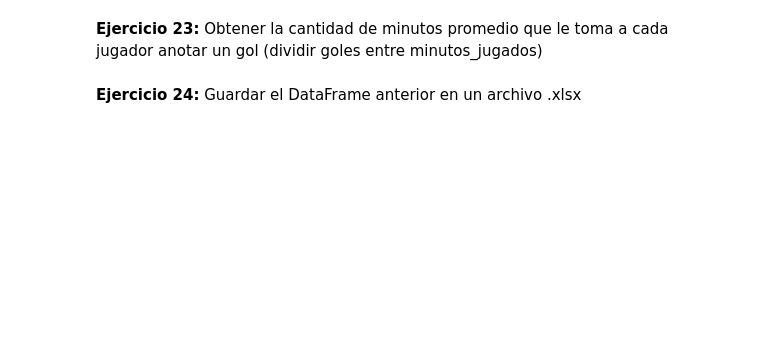
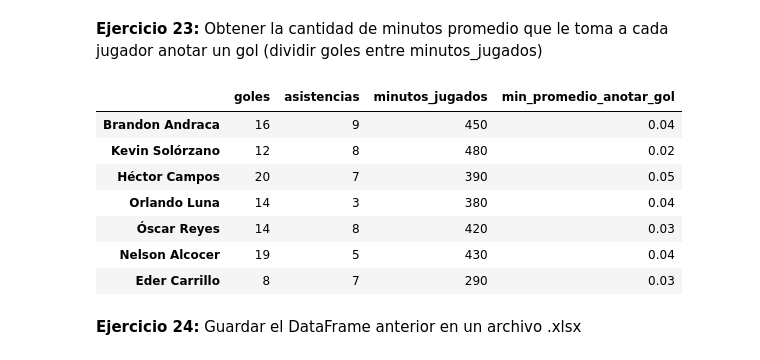
Before and after one commit to alcazarpedro/project_numpy_pandas, a Jupyter notebook: pandas_dtascience/01_Intro/Dataframes 24 ejercicios.ipynb, the cells around one changed output. Drawn from its saved outputs; the diff is of its cells as text; code cells hidden in the pictures; blank space fills up the shorter version.

```diff
--- a/pandas_dtascience/01_Intro/Dataframes 24 ejercicios.ipynb
+++ b/pandas_dtascience/01_Intro/Dataframes 24 ejercicios.ipynb
@@ -54,3 +197,7 @@ datos={
         "asistencias":[9,8,7,3,8,5,7],
         "minutos_jugados":[450,480,390,380,420,430,290]
         }
+# %%
+delanteros = pd.DataFrame(datos,index=datos["delantero"],columns=["goles","asistencias","minutos_jugados"])
+
+delanteros
@@ -67,4 +259,20 @@ __Ejercicio 22:__ Obtener los datos de los delanteros con más de 5 asistencias
 # %% [markdown]
 __Ejercicio 23:__ Obtener la cantidad de minutos promedio que le toma a cada jugador anotar un gol (dividir goles entre minutos_jugados)
+# %%
+def minutos(df):
+    return round(df["goles"]/df["minutos_jugados"],2)
+# %%
+delanteros["min_promedio_anotar_gol"] = delanteros.apply(minutos,axis=1)
+
+delanteros
+# %% [output]
+|  | goles | asistencias | minutos_jugados | min_promedio_anotar_gol |
+| Brandon Andraca | 16 | 9 | 450 | 0.04 |
+| Kevin Solórzano | 12 | 8 | 480 | 0.02 |
+| Héctor Campos | 20 | 7 | 390 | 0.05 |
+| Orlando Luna | 14 | 3 | 380 | 0.04 |
+| Óscar Reyes | 14 | 8 | 420 | 0.03 |
+| Nelson Alcocer | 19 | 5 | 430 | 0.04 |
+| Eder Carrillo | 8 | 7 | 290 | 0.03 |
 # %% [markdown]
 __Ejercicio 24:__ Guardar el DataFrame anterior en un archivo .xlsx
```
Also changed, not shown: parts of 27 cells of this notebook, 6 other files.
